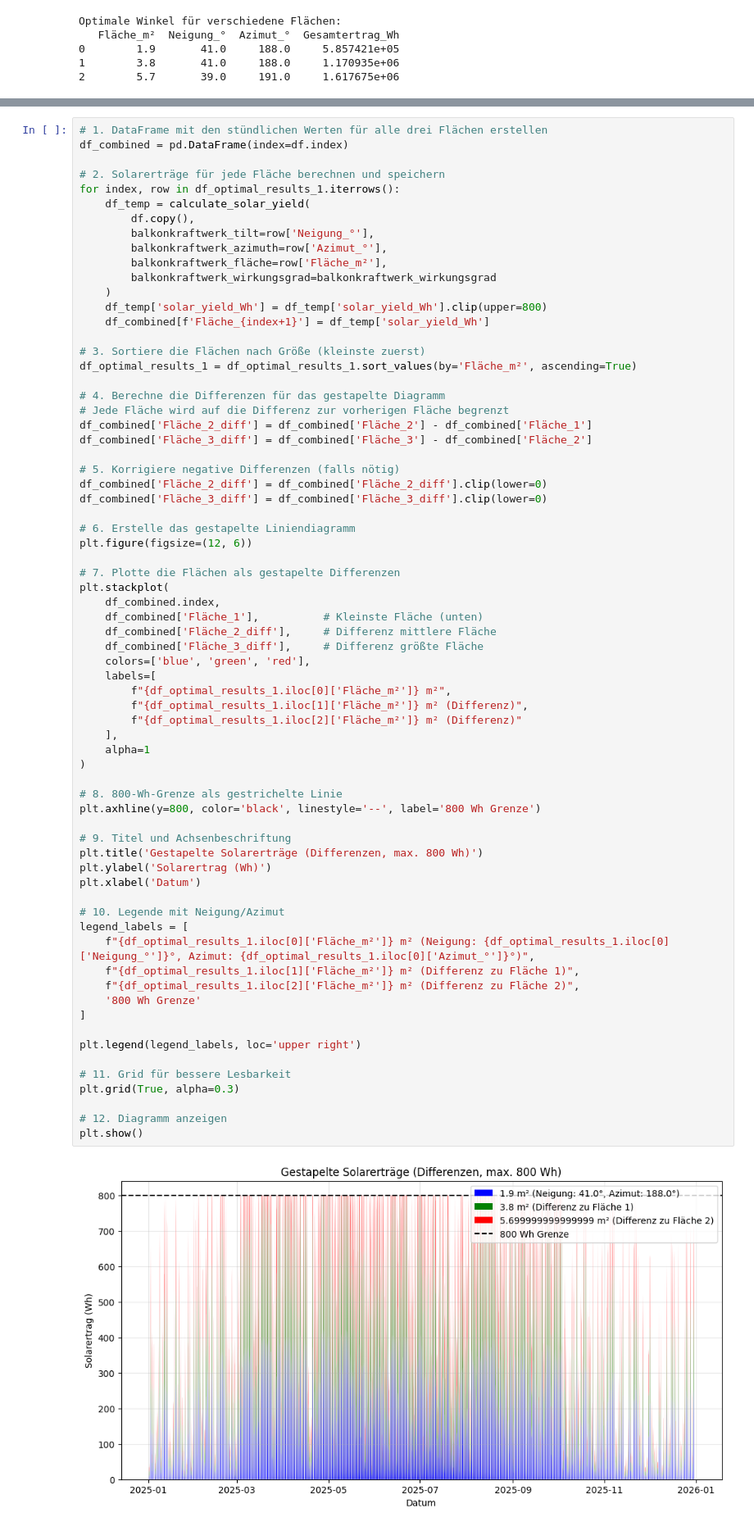
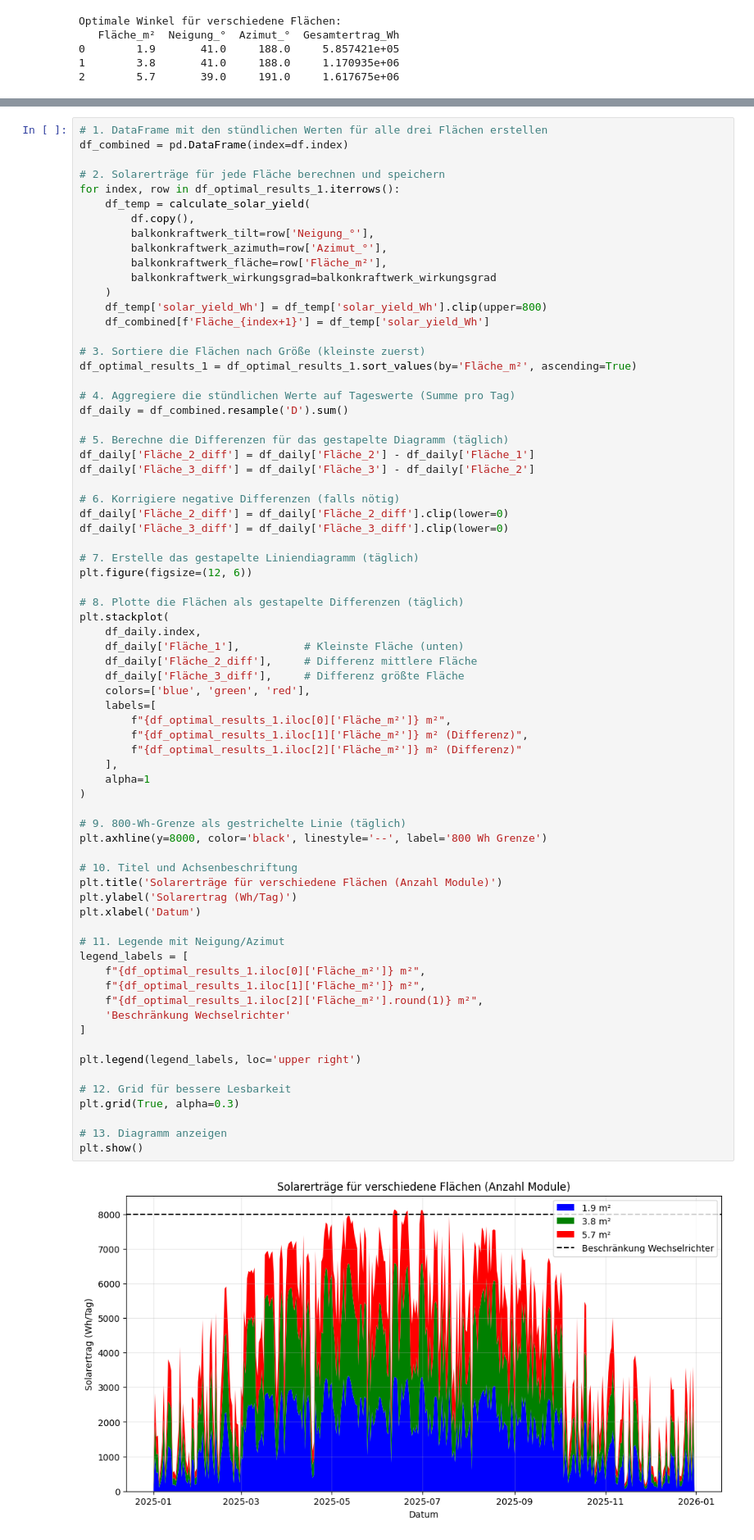
Before and after one commit to tomku44/Stackfuel-DPP, a Jupyter notebook: notebooks/Balkonkraftwerk neuy.ipynb, the cells around one changed output, grey strips where cells are left out. Shown at 82% size. Cells and saved outputs as stored; diff of their text form.

```diff
--- a/notebooks/Balkonkraftwerk neuy.ipynb
+++ b/notebooks/Balkonkraftwerk neuy.ipynb
@@ -419,59 +497,61 @@ for index, row in df_optimal_results_1.iterrows():
 
 # 3. Sortiere die Flächen nach Größe (kleinste zuerst)
 df_optimal_results_1 = df_optimal_results_1.sort_values(by='Fläche_m²', ascending=True)
 
-# 4. Berechne die Differenzen für das gestapelte Diagramm
-# Jede Fläche wird auf die Differenz zur vorherigen Fläche begrenzt
-df_combined['Fläche_2_diff'] = df_combined['Fläche_2'] - df_combined['Fläche_1']
-df_combined['Fläche_3_diff'] = df_combined['Fläche_3'] - df_combined['Fläche_2']
+# 4. Aggregiere die stündlichen Werte auf Tageswerte (Summe pro Tag)
+df_daily = df_combined.resample('D').sum()
 
-# 5. Korrigiere negative Differenzen (falls nötig)
-df_combined['Fläche_2_diff'] = df_combined['Fläche_2_diff'].clip(lower=0)
-df_combined['Fläche_3_diff'] = df_combined['Fläche_3_diff'].clip(lower=0)
+# 5. Berechne die Differenzen für das gestapelte Diagramm (täglich)
+df_daily['Fläche_2_diff'] = df_daily['Fläche_2'] - df_daily['Fläche_1']
+df_daily['Fläche_3_diff'] = df_daily['Fläche_3'] - df_daily['Fläche_2']
 
-# 6. Erstelle das gestapelte Liniendiagramm
+# 6. Korrigiere negative Differenzen (falls nötig)
+df_daily['Fläche_2_diff'] = df_daily['Fläche_2_diff'].clip(lower=0)
+df_daily['Fläche_3_diff'] = df_daily['Fläche_3_diff'].clip(lower=0)
+
+# 7. Erstelle das gestapelte Liniendiagramm (täglich)
 plt.figure(figsize=(12, 6))
 
-# 7. Plotte die Flächen als gestapelte Differenzen
+# 8. Plotte die Flächen als gestapelte Differenzen (täglich)
 plt.stackplot(
-    df_combined.index,
-    df_combined['Fläche_1'],          # Kleinste Fläche (unten)
-    df_combined['Fläche_2_diff'],     # Differenz mittlere Fläche
-    df_combined['Fläche_3_diff'],     # Differenz größte Fläche
+    df_daily.index,
+    df_daily['Fläche_1'],          # Kleinste Fläche (unten)
+    df_daily['Fläche_2_diff'],     # Differenz mittlere Fläche
+    df_daily['Fläche_3_diff'],     # Differenz größte Fläche
     colors=['blue', 'green', 'red'],
     labels=[
         f"{df_optimal_results_1.iloc[0]['Fläche_m²']} m²",
         f"{df_optimal_results_1.iloc[1]['Fläche_m²']} m² (Differenz)",
         f"{df_optimal_results_1.iloc[2]['Fläche_m²']} m² (Differenz)"
     ],
     alpha=1
 )
 
-# 8. 800-Wh-Grenze als gestrichelte Linie
-plt.axhline(y=800, color='black', linestyle='--', label='800 Wh Grenze')
+# 9. 800-Wh-Grenze als gestrichelte Linie (täglich)
+plt.axhline(y=8000, color='black', linestyle='--', label='800 Wh Grenze')
 
-# 9. Titel und Achsenbeschriftung
-plt.title('Gestapelte Solarerträge (Differenzen, max. 800 Wh)')
-plt.ylabel('Solarertrag (Wh)')
+# 10. Titel und Achsenbeschriftung
+plt.title('Solarerträge für verschiedene Flächen (Anzahl Module)')
+plt.ylabel('Solarertrag (Wh/Tag)')
 plt.xlabel('Datum')
 
-# 10. Legende mit Neigung/Azimut
+# 11. Legende mit Neigung/Azimut
 legend_labels = [
-    f"{df_optimal_results_1.iloc[0]['Fläche_m²']} m² (Neigung: {df_optimal_results_1.iloc[0]['Neigung_°']}°, Azimut: {df_optimal_results_1.iloc[0]['Azimut_°']}°)",
-    f"{df_optimal_results_1.iloc[1]['Fläche_m²']} m² (Differenz zu Fläche 1)",
-    f"{df_optimal_results_1.iloc[2]['Fläche_m²']} m² (Differenz zu Fläche 2)",
-    '800 Wh Grenze'
+    f"{df_optimal_results_1.iloc[0]['Fläche_m²']} m²",
+    f"{df_optimal_results_1.iloc[1]['Fläche_m²']} m²",
+    f"{df_optimal_results_1.iloc[2]['Fläche_m²'].round(1)} m²",
+    'Beschränkung Wechselrichter'
 ]
 
 plt.legend(legend_labels, loc='upper right')
 
-# 11. Grid für bessere Lesbarkeit
+# 12. Grid für bessere Lesbarkeit
 plt.grid(True, alpha=0.3)
 
-# 12. Diagramm anzeigen
+# 13. Diagramm anzeigen
 plt.show()
 # %% [output]
-[figure, old version]
+[figure, new version]
 # %%
 # Berechnen des Gesamtertrages in kWh für jede Zeile im DataFrame
 df_optimal_results_1['Gesamtertrag_kWh'] = df_optimal_results_1['Gesamtertrag_Wh'] / 1000
```
Also changed, not shown: parts of 5 cells of this notebook.
